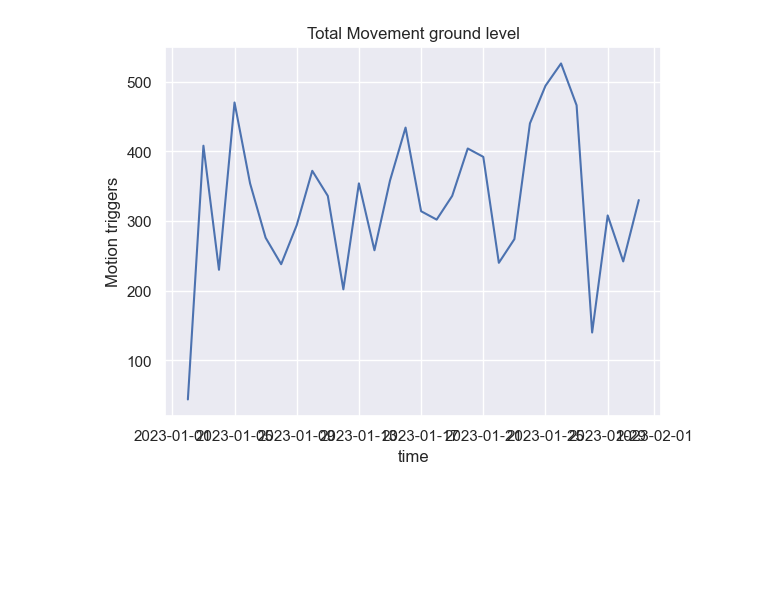
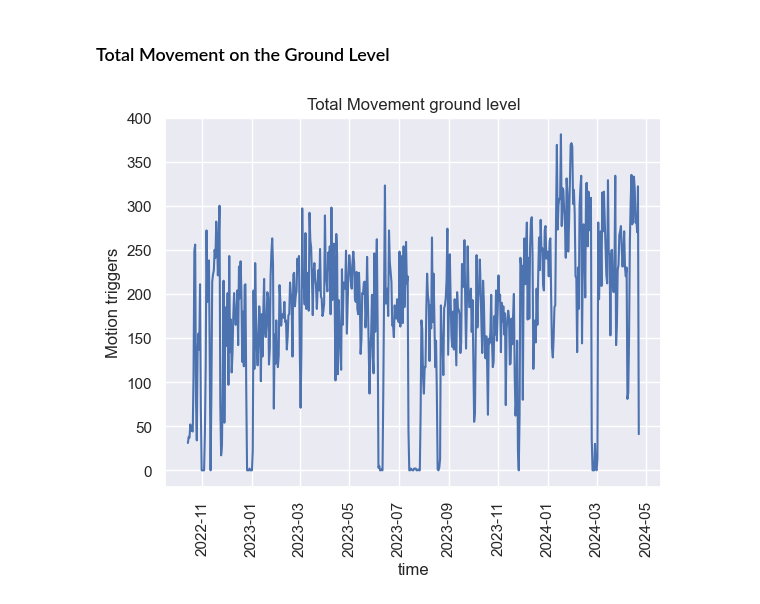
Before and after one commit to Yufanggg/Smart-House, a Jupyter notebook: report_electricity_usage.ipynb, the cells around one changed output. Saved outputs shown, nothing was run; the diff lists cells and outputs as text; code cells hidden in the pictures; blank space fills up the shorter version.

Commit message:
finished energy report

```diff
--- a/report_electricity_usage.ipynb
+++ b/report_electricity_usage.ipynb
@@ -81,13 +72,6 @@ We take a look at the motion sensor from the smartthings over the period of Marc
+# %% [markdown]
+### Total Movement on the Ground Level
 # %%
-from models import SmartThingsGround
-from home_messages_db import HomeMessagesDB
-from functions import  create_timestamp, df_timestamp_index
-import pandas as pd
-import seaborn as sns
-import matplotlib.pyplot as plt
-from sqlalchemy import and_, between
-
-
-MyDB = HomeMessagesDB('sqlite:///db/pythondqlite.db')
+report.motion()
 # %% [output]
-[figure, old version]
+[figure, new version]
```
Also changed, not shown: parts of 23 cells of this notebook, 2 other files.
